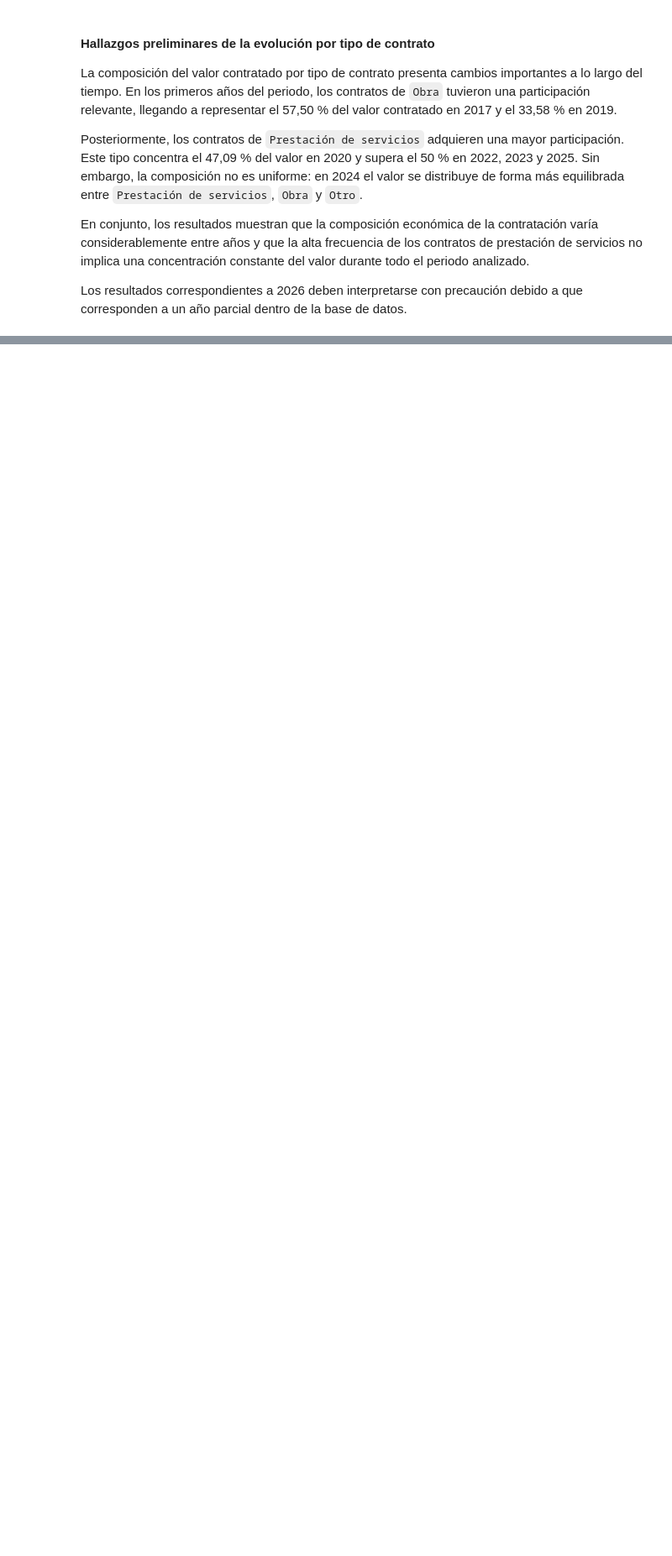
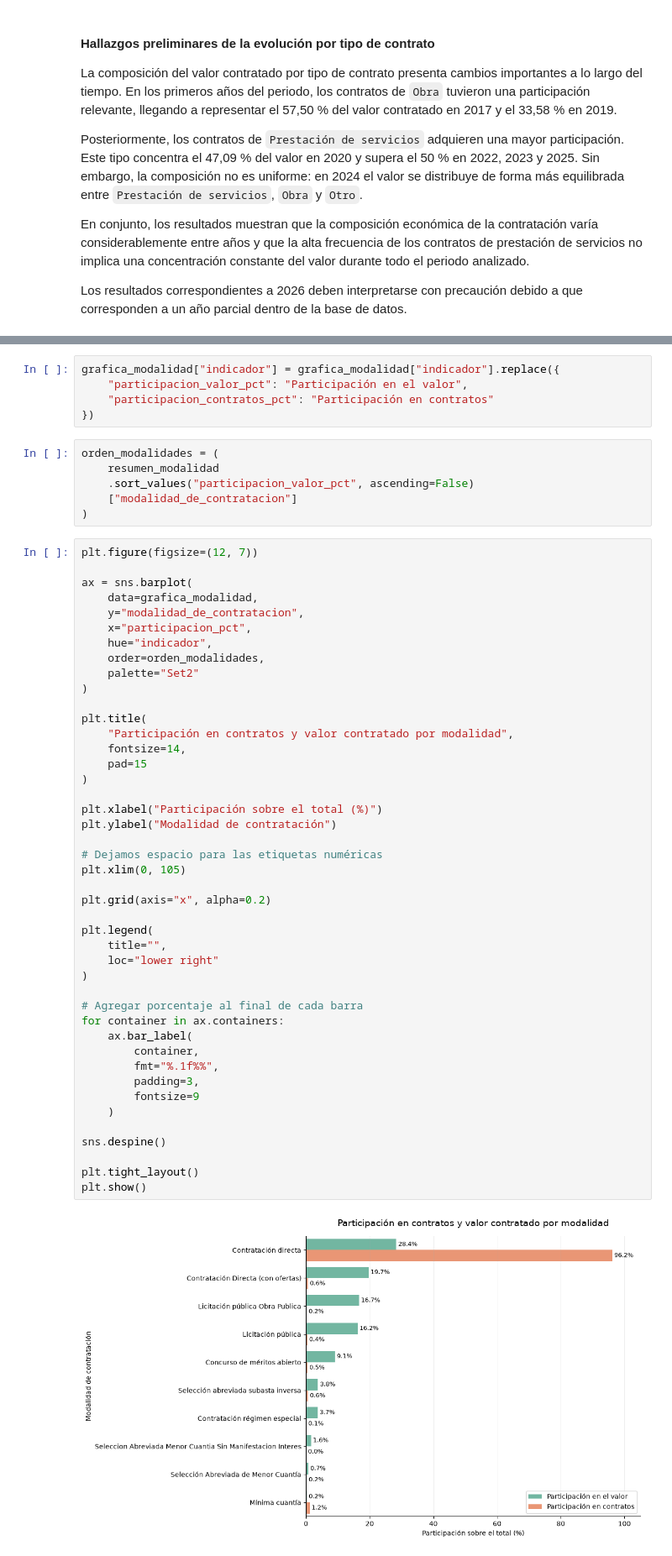
Before and after one commit to Jhonatanclavijo/Proyecto1_grupo_movilidad, a Jupyter notebook: Manuela_P1/01_exploracion_y_limpieza_manuela.ipynb, the cells around one changed output, grey strips where cells are left out. Shown at 84% size. Drawn from its saved outputs; the diff is of its cells as text; blank space fills up the shorter version.

```diff
--- a/Manuela_P1/01_exploracion_y_limpieza_manuela.ipynb
+++ b/Manuela_P1/01_exploracion_y_limpieza_manuela.ipynb
@@ -755,0 +1042,57 @@ Los resultados correspondientes a 2026 deben interpretarse con precaución debid
+# %%
+grafica_modalidad["indicador"] = grafica_modalidad["indicador"].replace({
+    "participacion_valor_pct": "Participación en el valor",
+    "participacion_contratos_pct": "Participación en contratos"
+})
+# %%
+orden_modalidades = (
+    resumen_modalidad
+    .sort_values("participacion_valor_pct", ascending=False)
+    ["modalidad_de_contratacion"]
+)
+# %%
+plt.figure(figsize=(12, 7))
+
+ax = sns.barplot(
+    data=grafica_modalidad,
+    y="modalidad_de_contratacion",
+    x="participacion_pct",
+    hue="indicador",
+    order=orden_modalidades,
+    palette="Set2"
+)
+
+plt.title(
+    "Participación en contratos y valor contratado por modalidad",
+    fontsize=14,
+    pad=15
+)
+
+plt.xlabel("Participación sobre el total (%)")
+plt.ylabel("Modalidad de contratación")
+
+# Dejamos espacio para las etiquetas numéricas
+plt.xlim(0, 105)
+
+plt.grid(axis="x", alpha=0.2)
+
+plt.legend(
+    title="",
+    loc="lower right"
+)
+
+# Agregar porcentaje al final de cada barra
+for container in ax.containers:
+    ax.bar_label(
+        container,
+        fmt="%.1f%%",
+        padding=3,
+        fontsize=9
+    )
+
+sns.despine()
+
+plt.tight_layout()
+plt.show()
+# %% [output]
+[figure, added]
```
Also changed, not shown: parts of 53 cells of this notebook.
